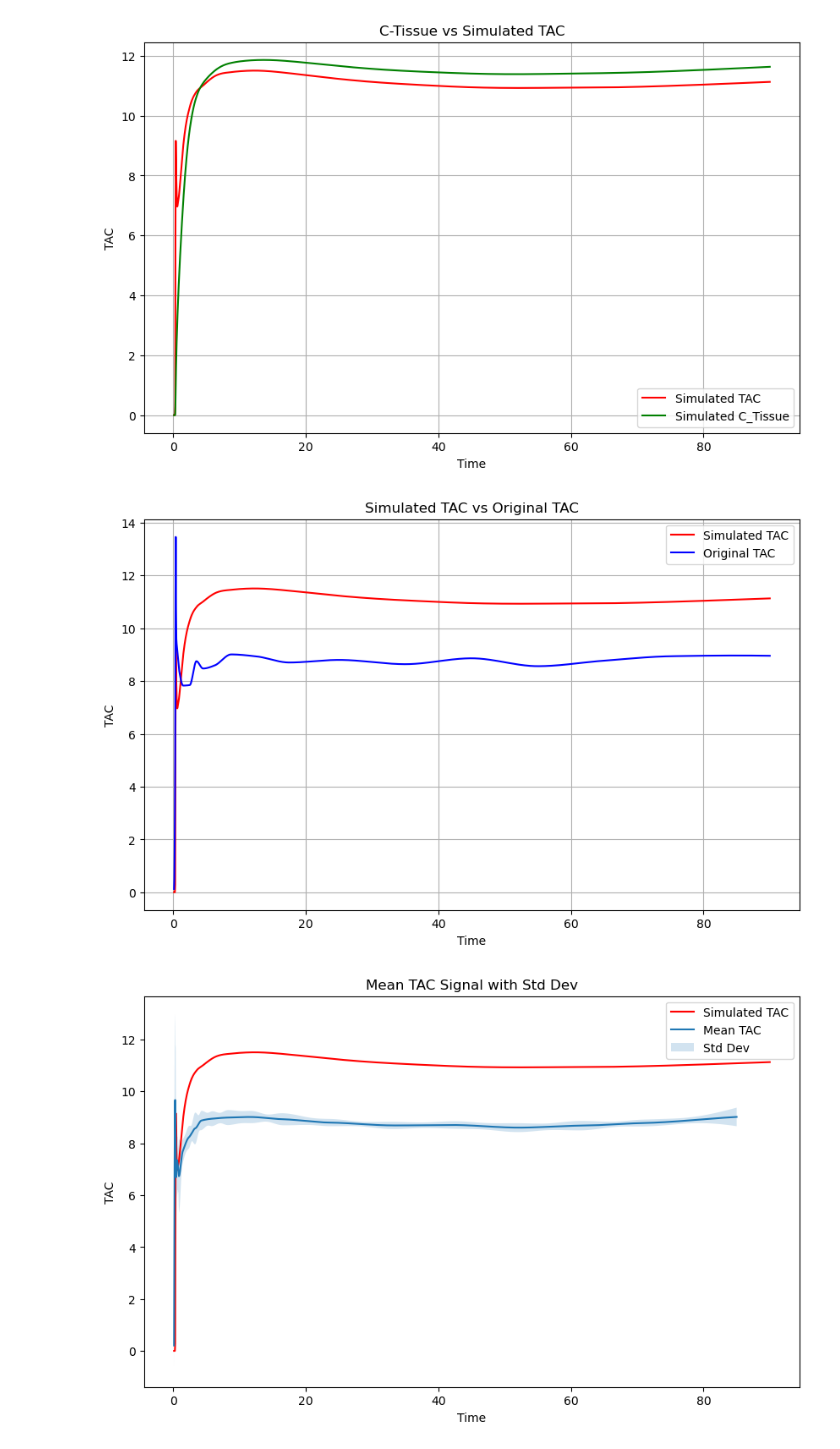
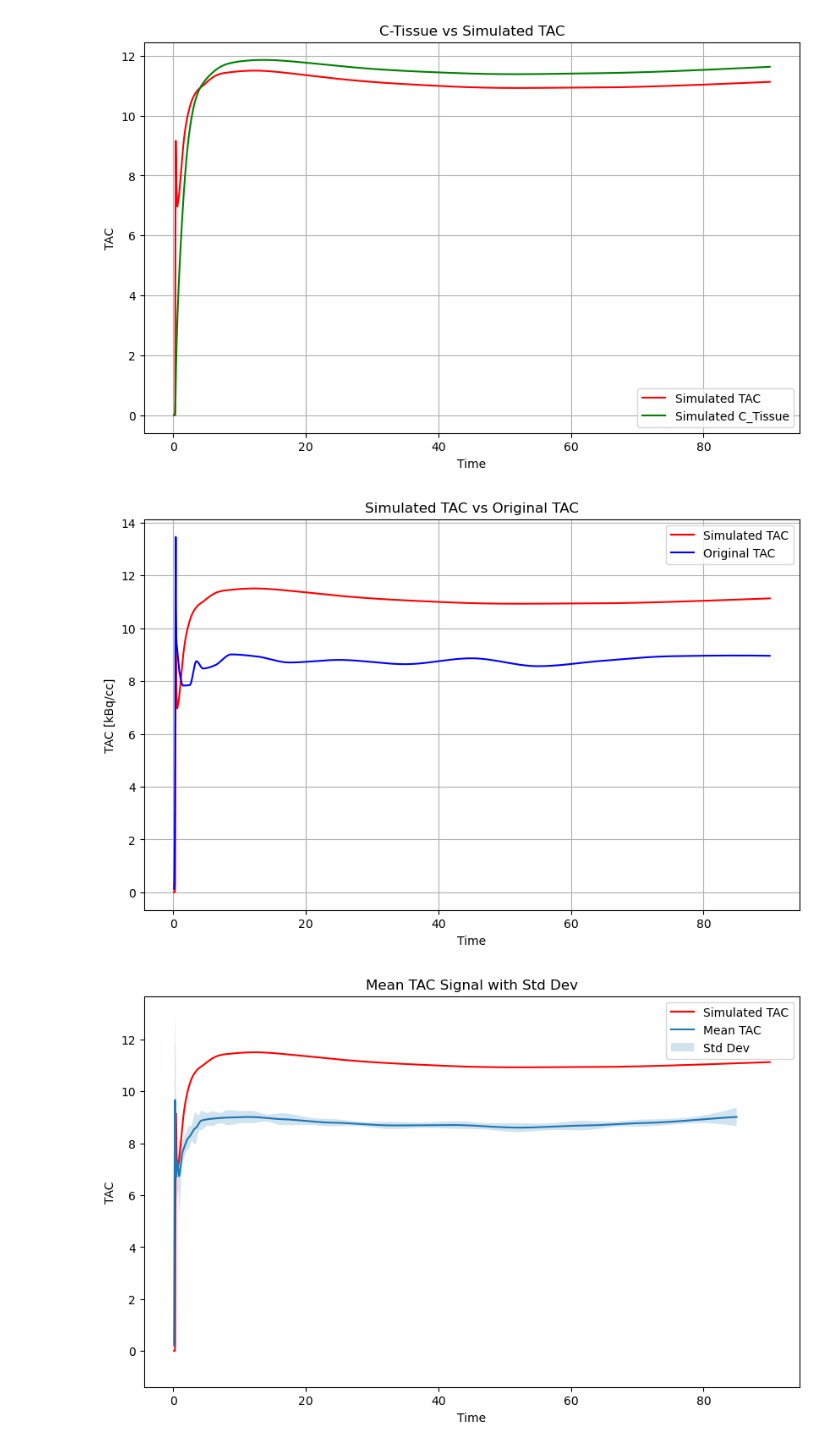
Before and after one commit to QuimSerraFaber/MSc-Thesis, a Jupyter notebook: Tests.ipynb, the cells around one changed output. Drawn from its saved outputs; the diff is of its cells as text; code cells hidden in the pictures.

```diff
--- a/Tests.ipynb
+++ b/Tests.ipynb
@@ -212,16 +212,16 @@ plt.show()
 # %%
 # Plot the simulated TAC values against the original TAC values
 plt.figure(figsize=(10, 6))
 plt.plot(new_rtim, simulated_tac_values, label='Simulated TAC', color='red')
 plt.plot(new_rtim, pchip_tac, label='Original TAC', color='blue')
 plt.xlabel('Time')
-plt.ylabel('TAC')
+plt.ylabel('TAC [kBq/cc]')
 plt.title('Simulated TAC vs Original TAC')
 plt.legend()
 plt.grid(True)
 plt.show()
 # %% [output]
-[figure, old version]
+[figure, new version]
 # %%
 # Initialize lists to store interpolated TAC signals
 all_linear_tac = []
```
Also changed, not shown: 2 other files.
